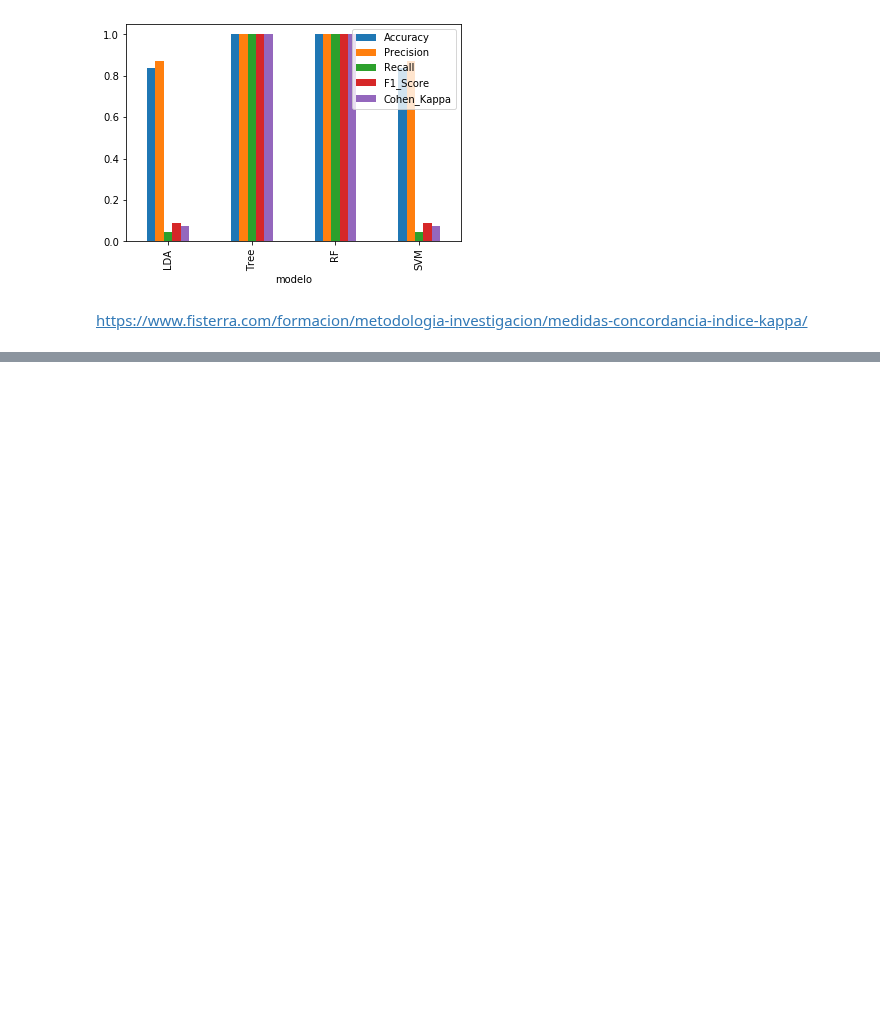
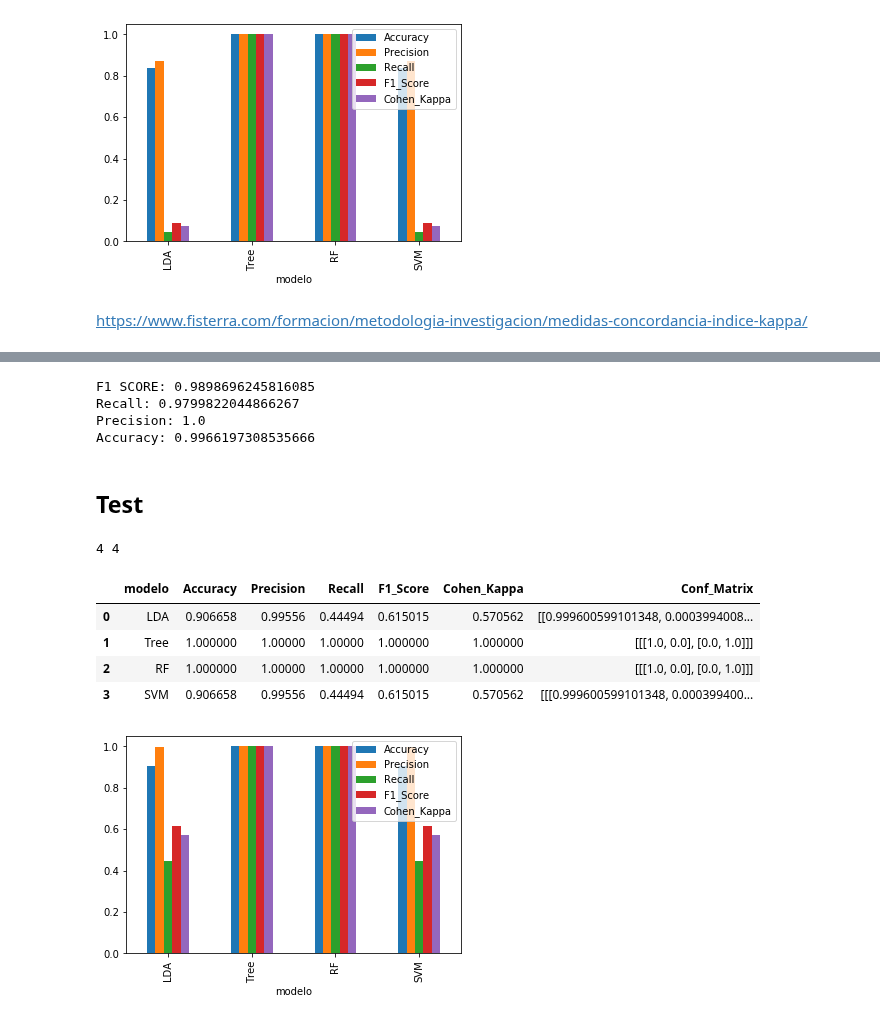
Before and after one commit to IvanDanielVillegas/Exp_train_dataBCI, a Jupyter notebook: Brain Invaders/6.p300Train.ipynb, the cells around one changed output, grey strips where cells are left out. Saved outputs shown, nothing was run; the diff lists cells and outputs as text; code cells hidden in the pictures; blank space fills up the shorter version.

Commit message:
Todos los modelos de ML
Se agrupan en un solo conjunto todos los modelos de ML utilizando diferentes conjuntos de datos.

```diff
--- a/Brain Invaders/6.p300Train.ipynb
+++ b/Brain Invaders/6.p300Train.ipynb
@@ -517,0 +496,3 @@ plt.show()
+# %%
+standard = epochs["0"].pick_channels(pick_channels)#.average()
+standard
@@ -517,0 +565,6 @@ plt.show()
+# %%
+features = np.concatenate((featuresT,featuresF), axis=0)
+labels = np.concatenate((labelT,labelF), axis=0)
+
+print(features.shape)
+print(labels.shape)
@@ -604,0 +679,49 @@ plt.show()
+# %%
+from sklearn.svm import SVC
+
+X = X_train # Arreglo con los valores de las cuatro características
+y = y_train # Arreglo con las etiquetas de las clases (0 o 1)
+
+# Crea una instancia de la clase SVC
+svm = SVC(gamma="auto",kernel='rbf', C=1)
+
+# Realiza validación cruzada en los datos
+scoring = ['f1', 'recall', 'precision', 'accuracy']
+scores4 = cross_validate(svm, X, y, cv=20, scoring=scoring)
+
+print('F1 SCORE:', scores4['test_f1'].mean())
+print('Recall:', scores4['test_recall'].mean())
+print('Precision:', scores4['test_precision'].mean())
+print('Accuracy:', scores4['test_accuracy'].mean())
+#print(scores4)
+# %% [output]
+F1 SCORE: 0.9898696245816085
+Recall: 0.9799822044866267
+Precision: 1.0
+Accuracy: 0.9966197308535666
+# %% [markdown]
+## Test
+# %%
+lda.fit(X, y)
+tr = tr.fit(X_train, y_train)
+rfc.fit(X, y)
+svm.fit(X, y)
+
+y_pred_lda = lda.predict(X_test)
+y_pred_tr = tr.predict(X_test)
+y_pred_rfc = rfc.predict(X_test)
+y_pred_svm = lda.predict(X_test)
+Y_test = [y_test, y_test, y_test, y_test]
+y_predi = [y_pred_lda, y_pred_tr, y_pred_rfc, y_pred_svm]
+print(len(Y_test), len(y_predi))
+modelos = ['LDA','Tree','RF','SVM']
+df, fig = comparar_modelos(Y_test,y_predi,modelos)
+df
+# %% [output]
+4 4
+|  | modelo | Accuracy | Precision | Recall | F1_Score | Cohen_Kappa | Conf_Matrix |
+| 0 | LDA | 0.906658 | 0.99556 | 0.44494 | 0.615015 | 0.570562 | [[0.999600599101348, 0.0003994008... |
+| 1 | Tree | 1.000000 | 1.00000 | 1.00000 | 1.000000 | 1.000000 | [[[1.0, 0.0], [0.0, 1.0]]] |
+| 2 | RF | 1.000000 | 1.00000 | 1.00000 | 1.000000 | 1.000000 | [[[1.0, 0.0], [0.0, 1.0]]] |
+| 3 | SVM | 0.906658 | 0.99556 | 0.44494 | 0.615015 | 0.570562 | [[[0.999600599101348, 0.000399400... |
+[figure, added]
```
Also changed, not shown: parts of 44 cells of this notebook, 3 other files.
